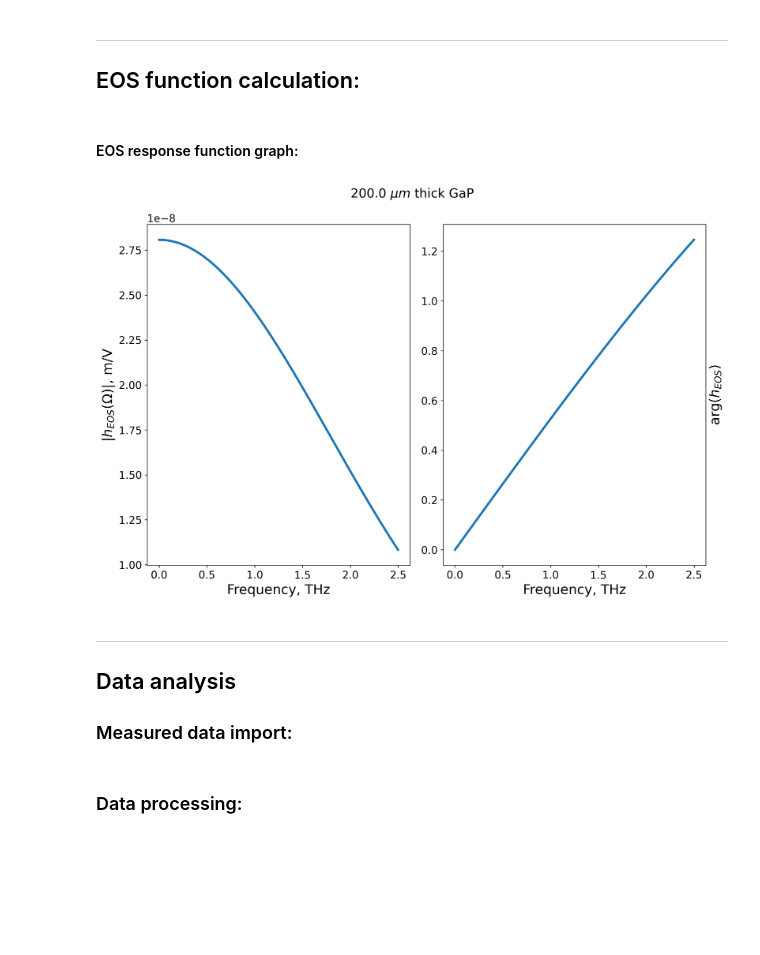
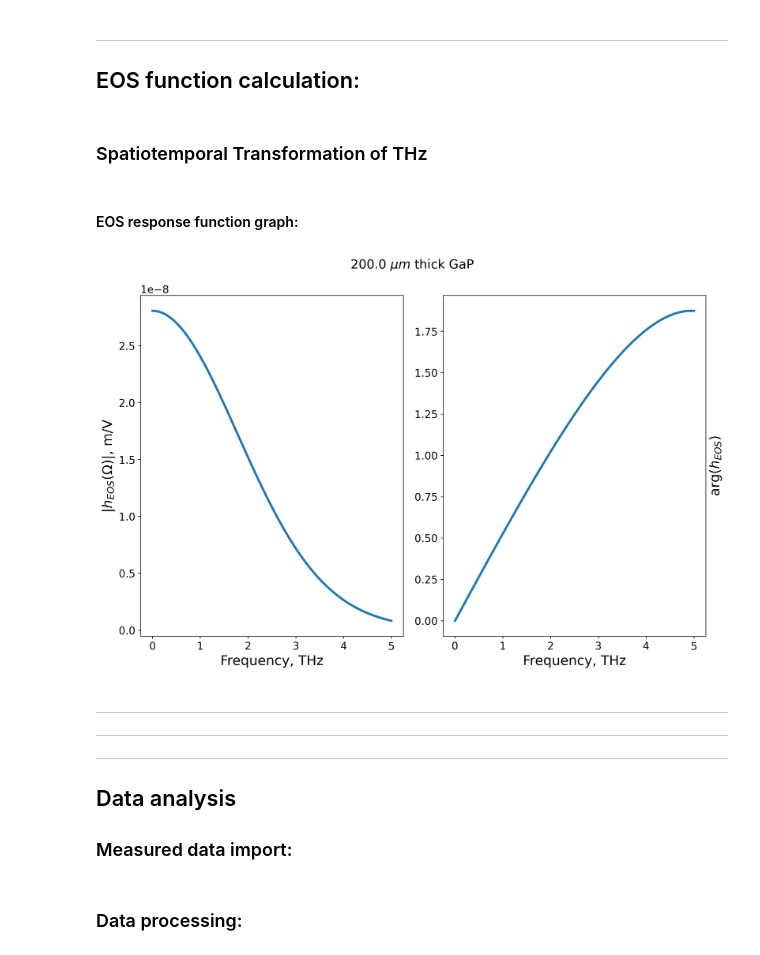
Before and after one commit to artie-l/response-fnction, a Jupyter notebook: EOS_response_function.ipynb, the cells around one changed output. Saved outputs shown, nothing was run; the diff lists cells and outputs as text; code cells hidden in the pictures; blank space fills up the shorter version.

```diff
--- a/EOS_response_function.ipynb
+++ b/EOS_response_function.ipynb
@@ -165,0 +188,2 @@ resp_func = resp_func * G * di_factor # Accounting for the PD gain and lam/4 sen
+# %% [markdown]
+### Spatiotemporal Transformation of THz
@@ -167,21 +208,23 @@ resp_func = resp_func * G * di_factor # Accounting for the PD gain and lam/4 sen
 #### EOS response function graph:
 # %%
 fig, (ax1, ax2) = plt.subplots(1, 2, sharex=True, figsize=(12,8), dpi=236)
-ax1.plot(freq[:len(freq)//2] * 1E-12, np.abs(resp_func[:len(freq)//2]), linewidth=3)
-ax2.plot(freq[:len(freq)//2] * 1E-12, np.unwrap(np.angle(resp_func[:len(freq)//2])), linewidth=3)
+ax1.plot(freq * 1E-12, np.abs(resp_func), linewidth=3)
+ax2.plot(freq * 1E-12, np.unwrap(np.angle(resp_func)), linewidth=3)
 
 fig.suptitle("{} $\mu m$ thick {}".format(d*1E6, crystal))
 ax1.set_xlabel('Frequency, THz', fontsize=18)
 ax2.set_xlabel('Frequency, THz', fontsize=18)
 ax1.set_ylabel("$|h_{EOS}(\Omega)|$, m/V", fontsize=18)
 ax2.set_ylabel("arg$(h_{EOS})$", fontsize=18)
 ax2.yaxis.set_label_position("right")
 
 ax1.autoscale()
 ax2.autoscale()
 # %% [output]
-[figure, old version]
+[figure, new version]
 # %% [markdown]
+----
+----
 ----
 ## Data analysis <a name="data_analysis"></a>
 ### Measured data import: <a name="data_import"></a>
```
Also changed, not shown: parts of 13 cells of this notebook.
